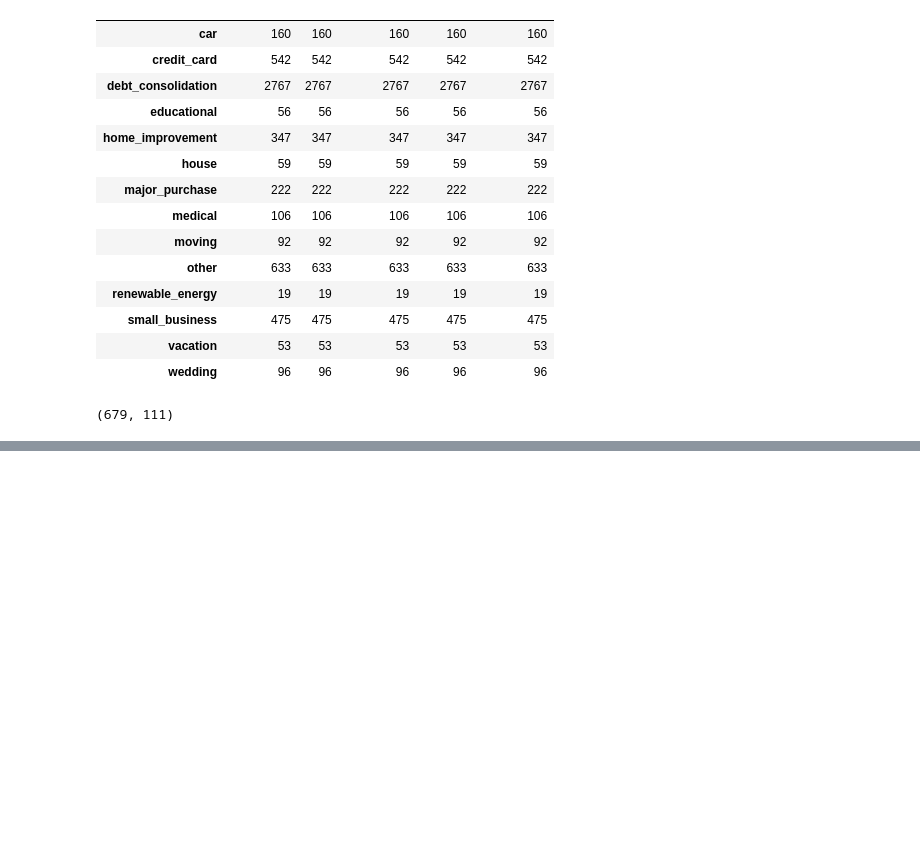
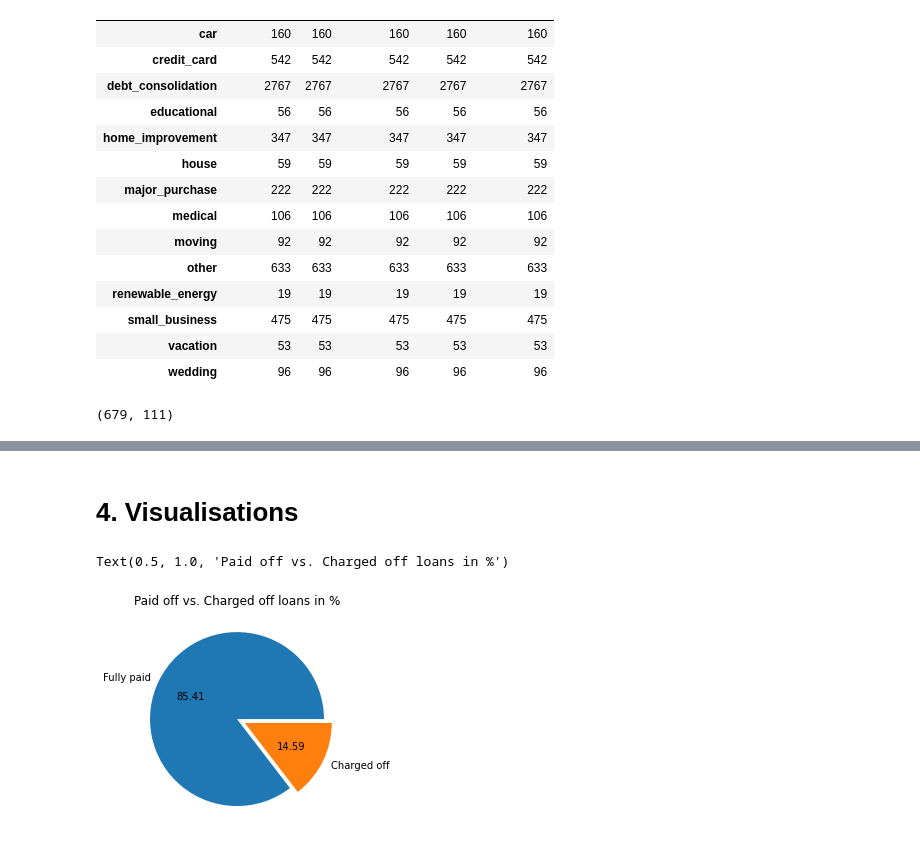
Before and after one commit to GeriNZ/lendingclub, a Jupyter notebook: Beng_Cheong_Cheong.ipynb, the cells around one changed output, grey strips where cells are left out. Drawn from its saved outputs; the diff is of its cells as text; code cells hidden in the pictures; blank space fills up the shorter version.

Commit message:
basic visualisations and TOC

```diff
--- a/Beng_Cheong_Cheong.ipynb
+++ b/Beng_Cheong_Cheong.ipynb
@@ -171,3 +200,7 @@ df2.groupby('purpose').count()
 df[df['loan_amnt']== df['loan_amnt'].max()].shape
 # %% [output]
 (679, 111)
+# %%
+# comparing Fully paid versus charged off loans
+paid=df.loc[df['loan_status']=='Fully Paid']
+charged_off=df.loc[df['loan_status']=='Charged Off']
@@ -173,0 +229,13 @@ df[df['loan_amnt']== df['loan_amnt'].max()].shape
+# %% [markdown]
+# 4. Visualisations
+# %%
+#Visualising the difference in %
+plt.pie([paid.loan_status.count(), charged_off.loan_status.count()],
+labels=['Fully paid', 'Charged off'],
+autopct='%.2f',
+explode=(0,0.1))
+
+plt.title('Paid off vs. Charged off loans in %')
+# %% [output]
+Text(0.5, 1.0, 'Paid off vs. Charged off loans in %')
+[figure, added]
```
Also changed, not shown: parts of 17 cells of this notebook, 1 other file.
